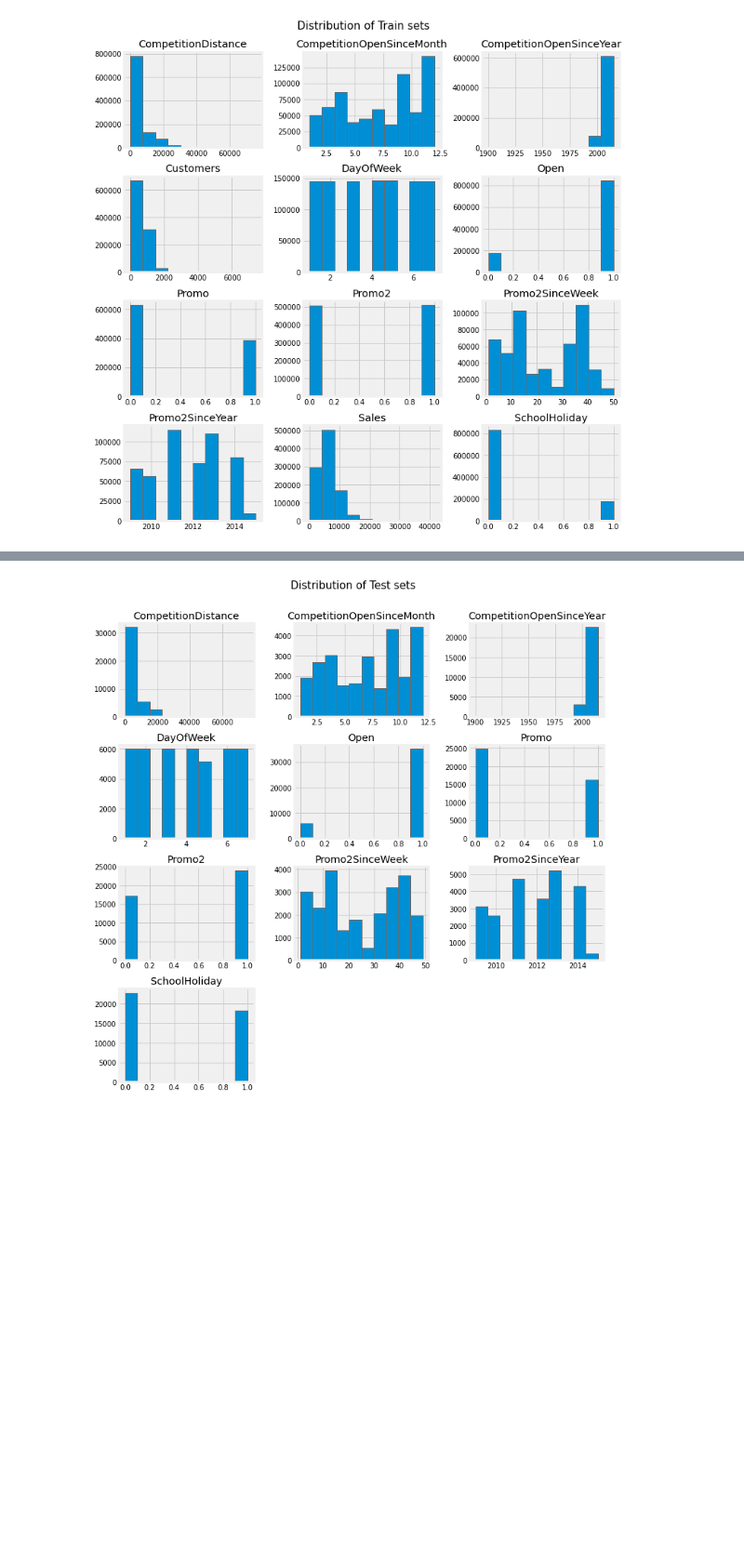
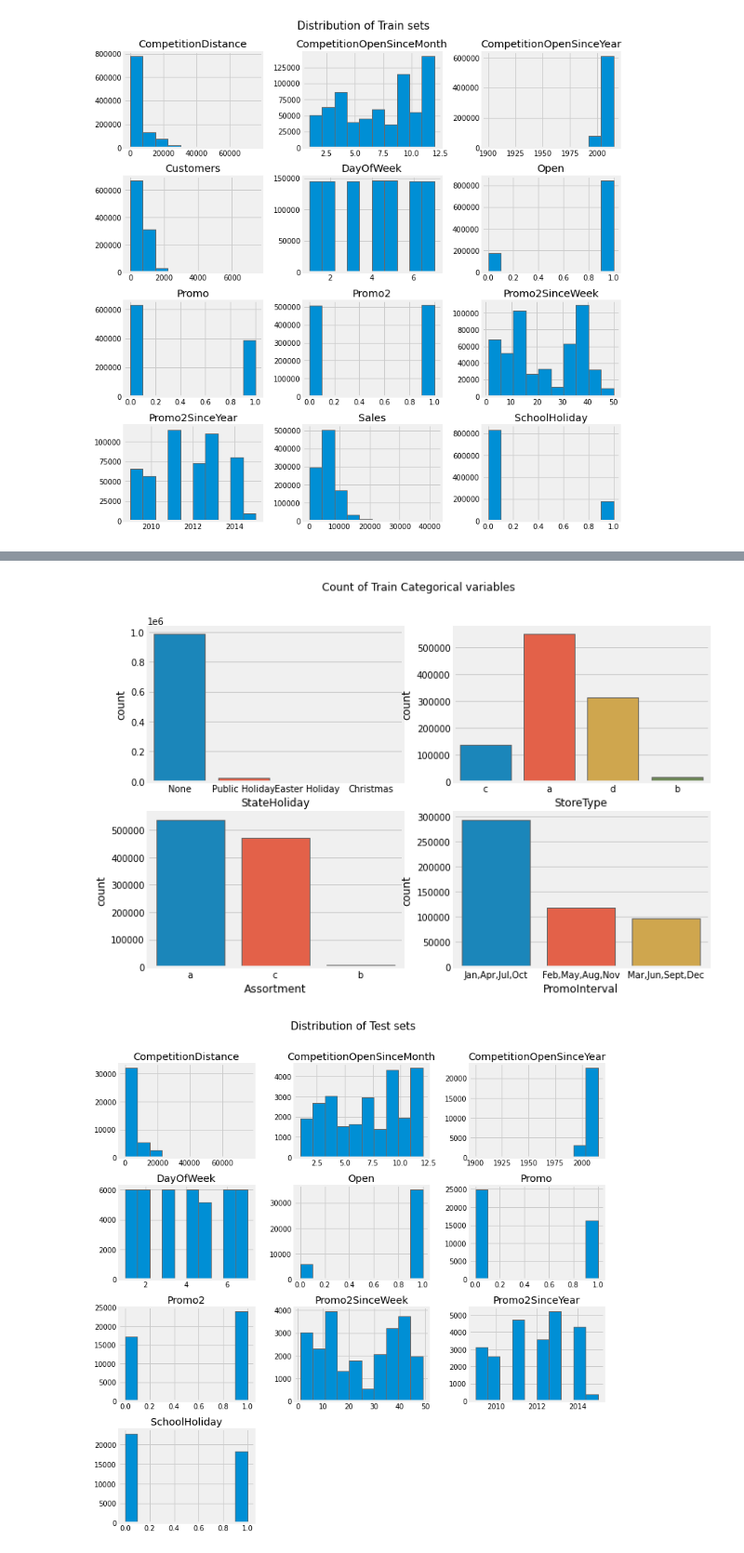
Before and after one commit to fbagire/pharmaceutical_sales_forecast, a Jupyter notebook: notebook/EDA.ipynb, the cells around one changed output, grey strips where cells are left out. Shown at 93% size. Cells and saved outputs as stored; diff of their text form; code cells hidden in the pictures; blank space fills up the shorter version.

```diff
--- a/notebook/EDA.ipynb
+++ b/notebook/EDA.ipynb
@@ -189,3 +187,7 @@ for col in cat_cols:
+# %%
+count_cat(train_df,cat_cols,'Count of Train Categorical variables')
+# %% [output]
+[figure, added]
 # %%
 _=test_df[list(test_df.columns.difference(['Id','Store']))].hist(figsize=(11,12))
 _=plt.suptitle('Distribution of Test sets',y=0.95,size=15)
```
Also changed, not shown: parts of 37 cells of this notebook, 11 other files.
